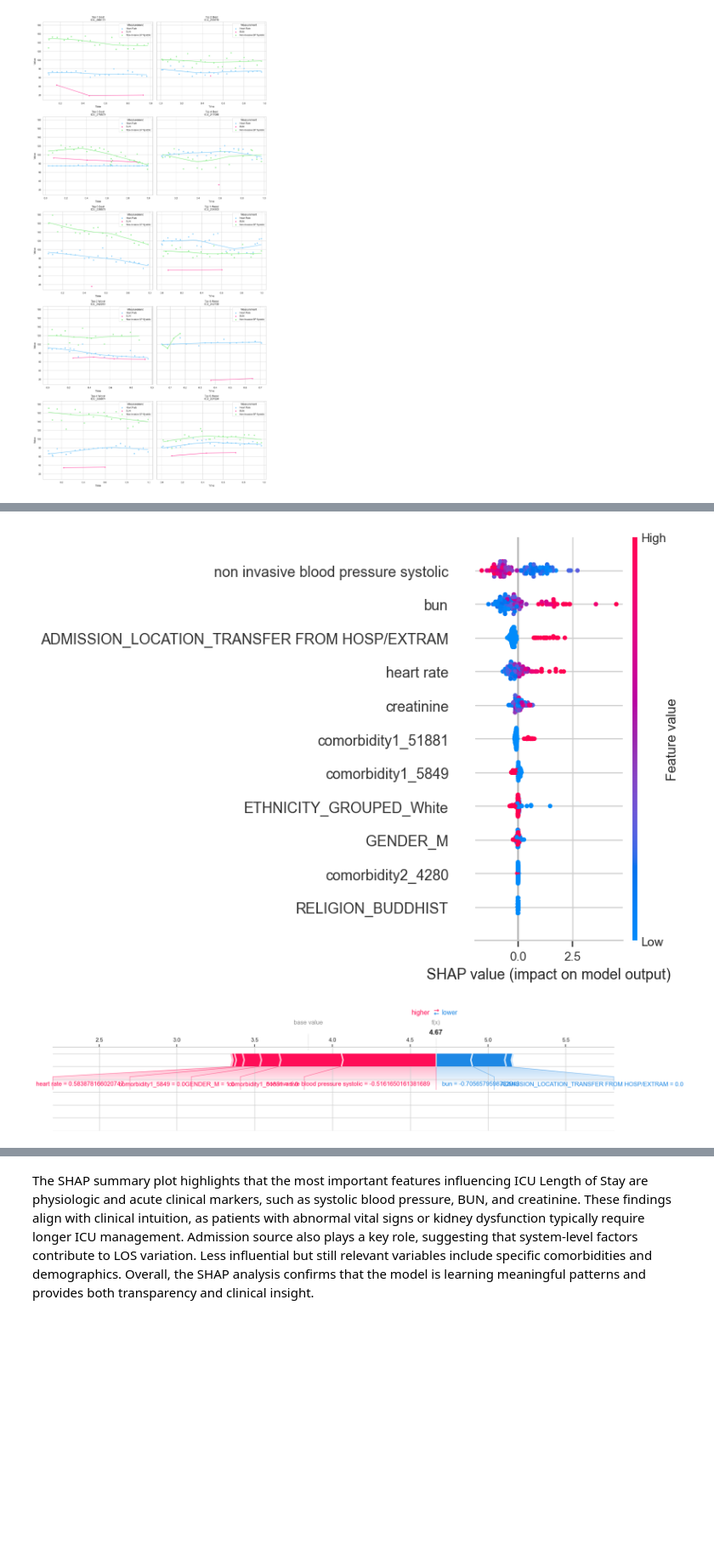
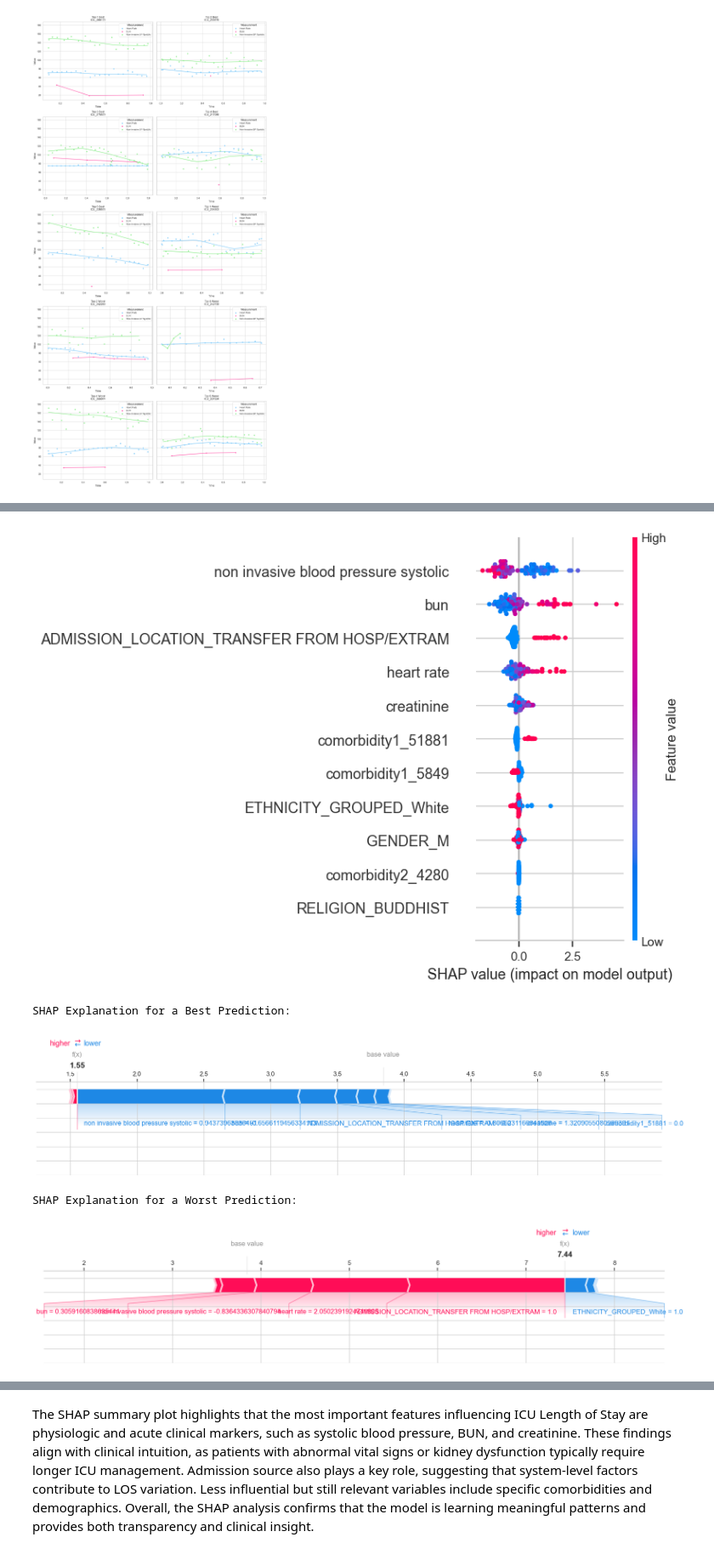
Before and after one commit to ossclaudia/Machine-Learning-2, a Jupyter notebook: projeto.ipynb, the cells around one changed output, grey strips where cells are left out. Shown at 85% size. Cells and saved outputs as stored; diff of their text form; code cells hidden in the pictures; blank space fills up the shorter version.

Commit message:
comments + SHAP (not final)

```diff
--- a/projeto.ipynb
+++ b/projeto.ipynb
@@ -1582,22 +1581,59 @@ plot_top5_best_worst(best_icu_ids, worst_icu_ids, chartevents_first_day)
 # %%
 # Initialize SHAP
 shap.initjs()
 
 # Use the best estimator from GridSearchCV
 best_model = grid_search.best_estimator_
 
 # Create SHAP explainer for the best Random Forest model
 explainer = shap.TreeExplainer(best_model)
 
 # Compute SHAP values for the test set
 shap_values = explainer.shap_values(X_test)
 
-# Global summary plot
+# --- 1. Global Explanation: SHAP Summary Plot ---
+# This shows the most important features across all patients
 shap.summary_plot(shap_values, X_test)
 
-# Local explanation for a single prediction (e.g., first test sample)
-shap.force_plot(explainer.expected_value, shap_values[0], X_test.iloc[0], matplotlib=True)
+# --- 2. Local Explanation: Best Prediction ---
+
+# Select the first best prediction index from your earlier evaluation
+best_index = original_best_indices[0]
+
+# Extract the patient data and SHAP values for that prediction
+best_patient = X_test.loc[best_index]
+best_shap_values = explainer.shap_values(best_patient)
+
+# Plot the SHAP force plot for this best-case prediction
+print("SHAP Explanation for a Best Prediction:")
+shap.force_plot(
+    explainer.expected_value,
+    best_shap_values,
+    best_patient,
+    matplotlib=True
+)
+
+# --- 3. Local Explanation: Worst Prediction ---
+
+# Select the first worst prediction index from your earlier evaluation
+worst_index = original_worst_indices[0]
+
+# Extract the patient data and SHAP values for that prediction
+worst_patient = X_test.loc[worst_index]
+worst_shap_values = explainer.shap_values(worst_patient)
+
+# Plot the SHAP force plot for this worst-case prediction
+print("SHAP Explanation for a Worst Prediction:")
+shap.force_plot(
+    explainer.expected_value,
+    worst_shap_values,
+    worst_patient,
+    matplotlib=True
+)
 # %% [output]
 [interactive output not drawn]
-[figure, old version]
+[figure, new version]
+SHAP Explanation for a Best Prediction:
-[figure, old version]
+[figure, new version]
+SHAP Explanation for a Worst Prediction:
+[figure, added]
```
Also changed, not shown: parts of 51 cells of this notebook.
